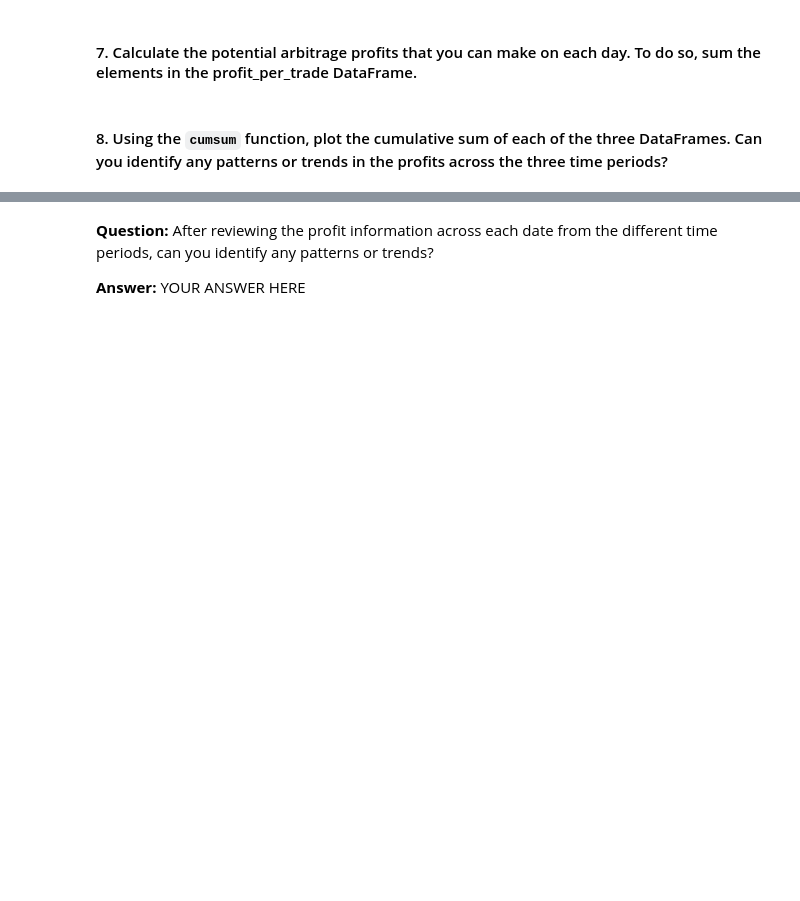
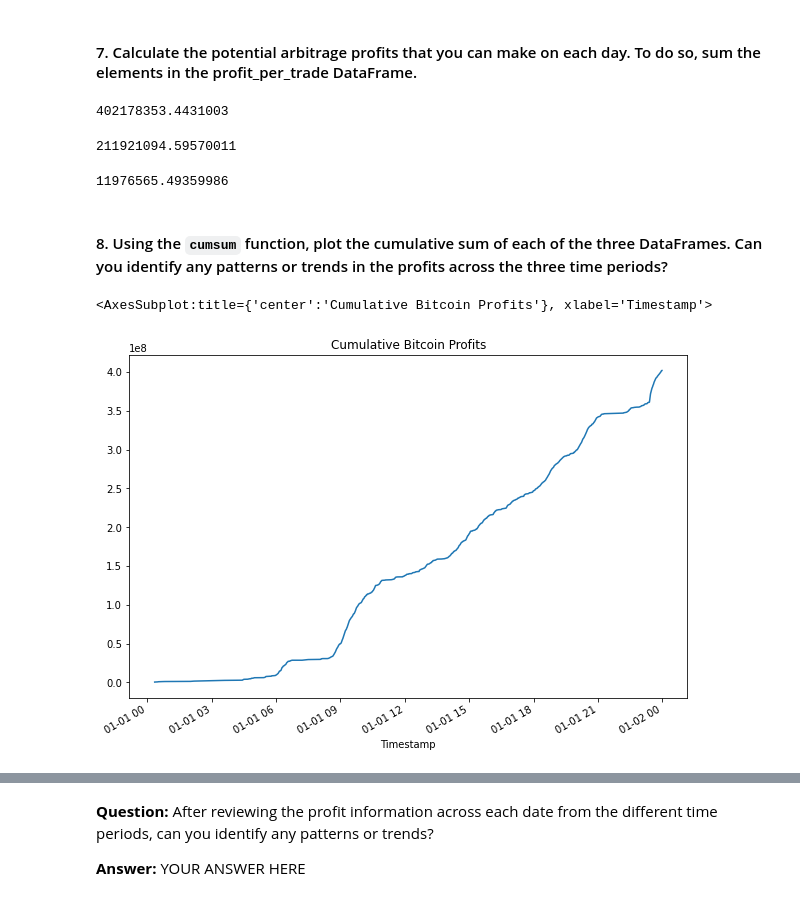
Before and after one commit to vsgellon/crypto_arbitrage, a Jupyter notebook: crypto_arbitrage.ipynb, the cells around one changed output, grey strips where cells are left out. Drawn from its saved outputs; the diff is of its cells as text; code cells hidden in the pictures; blank space fills up the shorter version.

```diff
--- a/crypto_arbitrage.ipynb
+++ b/crypto_arbitrage.ipynb
@@ -578,7 +634,8 @@ SyntaxError: invalid syntax (Temp/ipykernel_21700/1471430092.py, line 3)
 # %%
 # For the date early in the dataset, determine the number of times your trades with positive returns
 # exceed the 1% minimum threshold (.01) that you need to cover your costs
-profitable_trades_early = # YOUR CODE HERE
+profitable_trades_early = arbitrage_spread_early[arbitrage_spread_early > 0.1]
+
 
 # Review the first five profitable trades
-# YOUR CODE HERE
+profitable_trades.head()
@@ -593,10 +714,13 @@ profitable_trades_early = # YOUR CODE HERE
 # %%
 # For the date early in the dataset, calculate the potential profit per trade in dollars
 # Multiply the profitable trades by the cost of the Bitcoin that was purchased
-profit_early = # YOUR CODE HERE
+profit = profitable_trades_early * bitstamp['Close'].loc['2018-01-01']
+profit
 
 # Drop any missing values from the profit DataFrame
-profit_per_trade_early = # YOUR CODE HERE
+profit_per_trade_early = profit.dropna()
+profit_per_trade_early.describe()
 
 # View the early profit DataFrame
-# YOUR CODE HERE
+profit_sum = profit_per_trade_early.sum()
+profit_sum
@@ -612,9 +802,26 @@ profit_per_trade_early = # YOUR CODE HERE
 #### 7. Calculate the potential arbitrage profits that you can make on each day. To do so, sum the elements in the profit_per_trade DataFrame.
 # %%
 # Calculate the sum of the potential profits for the early profit per trade DataFrame
-# YOUR CODE HERE
+profit_sum = profit_per_trade_early.sum()
+profit_sum
+# %% [output]
+402178353.4431003
+# %%
+profit_sum = profit_per_trade_middle.sum()
+profit_sum
+# %% [output]
+211921094.59570011
+# %%
+profit_sum = profit_per_trade_late.sum()
+profit_sum
+# %% [output]
+11976565.49359986
 # %% [markdown]
 #### 8. Using the `cumsum` function, plot the cumulative sum of each of the three DataFrames. Can you identify any patterns or trends in the profits across the three time periods?
 # %%
 # Use the cumsum function to calculate the cumulative profits over time for the early profit per trade DataFrame
-cumulative_profit_early = # YOUR CODE HERE
+cumulative_profit_early = profit_per_trade_early.cumsum()
+cumulative_profit_early.plot(figsize=(10, 7), title="Cumulative Bitcoin Profits Jan")
+# %% [output]
+<AxesSubplot:title={'center':'Cumulative Bitcoin Profits'}, xlabel='Timestamp'>
+[figure, added]
```
Also changed, not shown: parts of 21 cells of this notebook.
